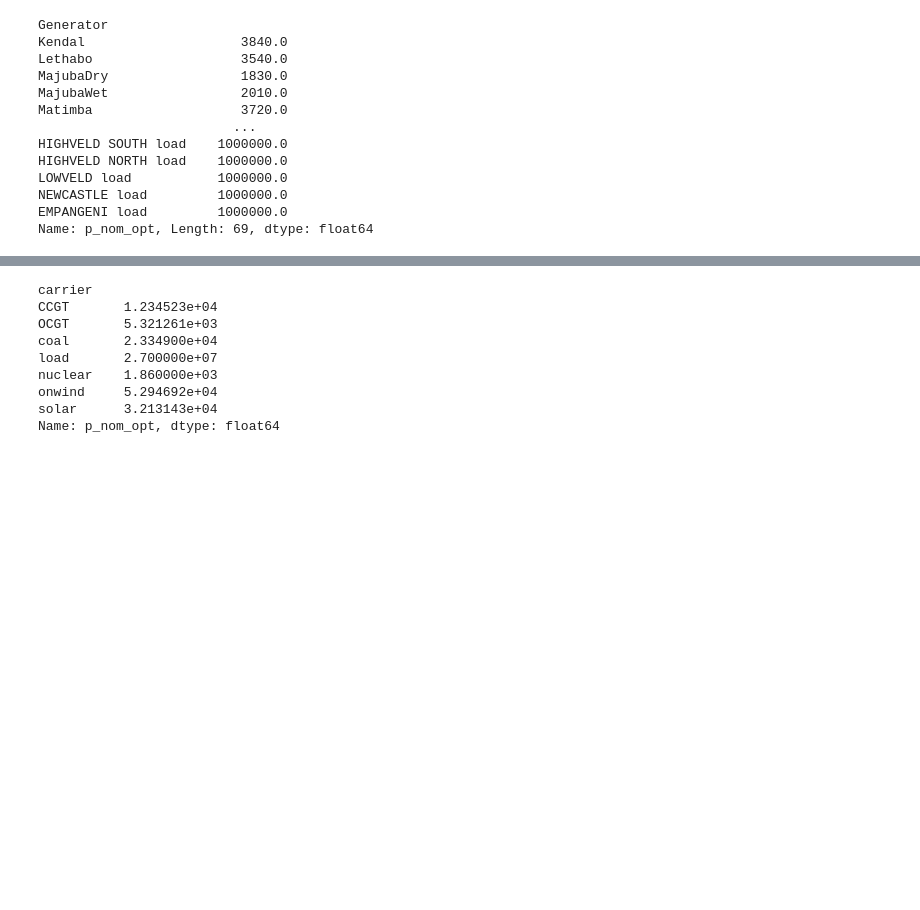
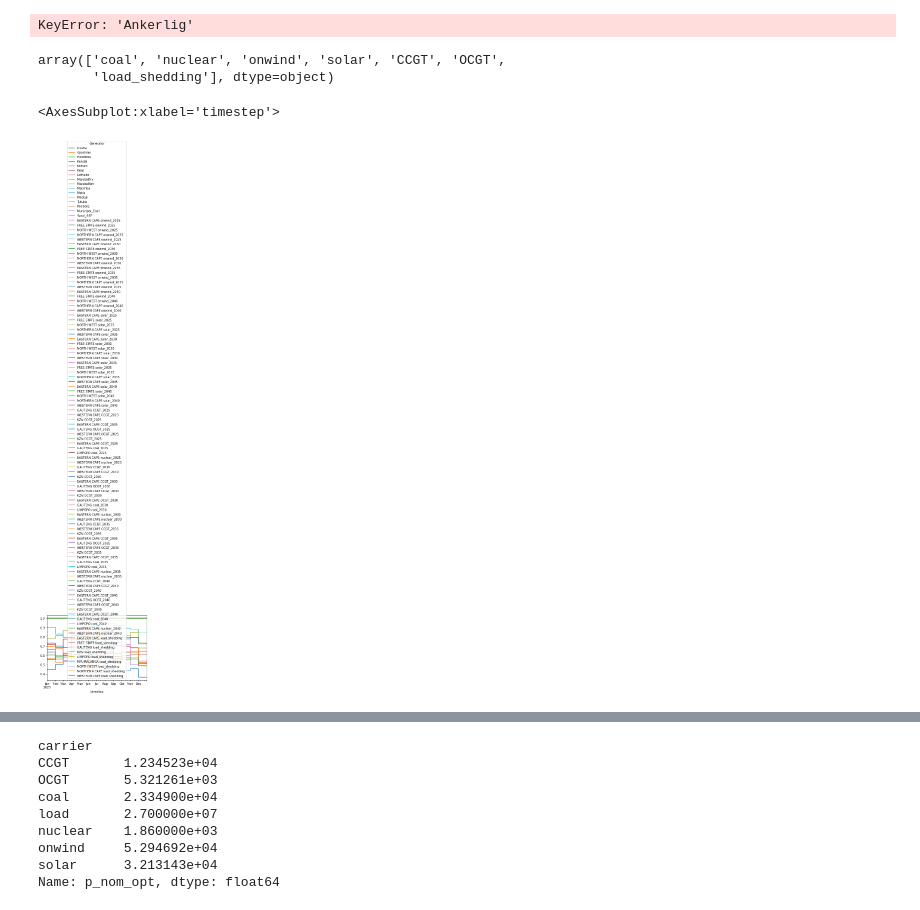
Before and after one commit to PyPSA/pypsa-za, a Jupyter notebook: notebooks/network_playground.ipynb, the cells around one changed output, grey strips where cells are left out. Cells and saved outputs as stored; diff of their text form; code cells hidden in the pictures; blank space fills up the shorter version.

```diff
--- a/notebooks/network_playground.ipynb
+++ b/notebooks/network_playground.ipynb
@@ -28,0 +148,28 @@ INFO:pypsa.io:Imported network original_27-supply_redz_lcopt_LC.nc has buses, ca
+# %%
+y_ref = [2017,2018,2019]
+snapshots = n.snapshots.get_level_values(1)
+eaf_profiles = pd.DataFrame(1,index=snapshots,columns=n.generators.index)
+delta_eaf=1
+for tech in n.generators.index[n.generators.index.isin(eskom_data.index.get_level_values(0).unique())]:
+    reference_data = eskom_data.loc[tech].loc[eskom_data.loc[tech].index.year.isin(y_ref)]
+    base_eaf=(reference_data['EAF %']/100).groupby(reference_data['EAF %'].index.month).mean()
+    for y in n.investment_periods:
+        eaf_profiles.loc[str(y),tech]=base_eaf[eaf_profiles.loc[str(y)].index.month].values
+eaf_profiles.index=n.snapshots
+
+for additional_coal in n.generators[(n.generators.carrier=='coal') & (~n.generators.index.isin(eskom_data.index.get_level_values(0).unique()))].index:
+    eaf_profiles[additional_coal] = eaf_profiles['Lethabo']
+
+for additional_ocgt in n.generators[(n.generators.carrier=='OCGT') & (~n.generators.index.isin(eskom_data.index.get_level_values(0).unique()))].index:
+    eaf_profiles[additional_coal] = eaf_profiles['Ankerlig']
+
+for additional_ccgt in n.generators[(n.generators.carrier=='CCGT') & (~n.generators.index.isin(eskom_data.index.get_level_values(0).unique()))].index:
+    eaf_profiles[additional_ccgt] = eaf_profiles['Ankerlig']
+
+for additional_nuclear in n.generators[(n.generators.carrier=='CCGT') & (~n.generators.index.isin(eskom_data.index.get_level_values(0).unique()))].index:
+    eaf_profiles[additional_nuclear] = eaf_profiles['Koeberg']
+
+
+n.import_series_from_dataframe(eaf_profiles,
+                    "Generator",
+                    "p_max_pu")
@@ -29,16 +187,38 @@ INFO:pypsa.io:Imported network original_27-supply_redz_lcopt_LC.nc has buses, ca
+# %%
+for additional_coal in n.generators[(n.generators.carrier=='coal') & (~n.generators.index.isin(eskom_data.index.get_level_values(0).unique()))].index:
+    eaf_profiles[additional_coal] = eaf_profiles['Lethabo']
+
+for additional_ocgt in n.generators[(n.generators.carrier=='OCGT') & (~n.generators.index.isin(eskom_data.index.get_level_values(0).unique()))].index:
+    eaf_profiles[additional_coal] = eaf_profiles['Ankerlig']
+
+for additional_ccgt in n.generators[(n.generators.carrier=='CCGT') & (~n.generators.index.isin(eskom_data.index.get_level_values(0).unique()))].index:
+    eaf_profiles[additional_ccgt] = eaf_profiles['Ankerlig']
+
+for additional_nuclear in n.generators[(n.generators.carrier=='CCGT') & (~n.generators.index.isin(eskom_data.index.get_level_values(0).unique()))].index:
+    eaf_profiles[additional_nuclear] = eaf_profiles['Koeberg']
+# %% [output]
+KeyError: 'Ankerlig'
 # %%
-n.generators.p_nom_opt
+n.generators.carrier.unique()
 # %% [output]
-Generator
-Kendal                    3840.0
-Lethabo                   3540.0
-MajubaDry                 1830.0
-MajubaWet                 2010.0
-Matimba                   3720.0
-                         ...
-HIGHVELD SOUTH load    1000000.0
-HIGHVELD NORTH load    1000000.0
-LOWVELD load           1000000.0
-NEWCASTLE load         1000000.0
-EMPANGENI load         1000000.0
-Name: p_nom_opt, Length: 69, dtype: float64
+array(['coal', 'nuclear', 'onwind', 'solar', 'CCGT', 'OCGT',
+       'load_shedding'], dtype=object)
+# %%
+y_ref = [2017,2018,2019]
+snapshots = n.snapshots.get_level_values(1)
+eaf_profiles = pd.DataFrame(1,index=snapshots,columns=n.generators.index)
+delta_eaf=1
+for tech in n.generators.index[n.generators.index.isin(eskom_data.index.get_level_values(0).unique())]:
+    reference_data = eskom_data.loc[tech].loc[eskom_data.loc[tech].index.year.isin(y_ref)]
+    base_eaf=(reference_data['EAF %']/100).groupby(reference_data['EAF %'].index.month).mean()
+    for y in n.investment_periods:
+        eaf_profiles.loc[str(y),tech]=base_eaf[eaf_profiles.loc[str(y)].index.month].values
+eaf_profiles.index=n.snapshots
+n.import_series_from_dataframe(eaf_profiles,
+                    "Generator",
+                    "p_max_pu")
+# %%
+eaf_profiles.loc[2025].plot()
+# %% [output]
+<AxesSubplot:xlabel='timestep'>
+[figure, added]
```
Also changed, not shown: parts of 16 cells of this notebook, 8 other files.
